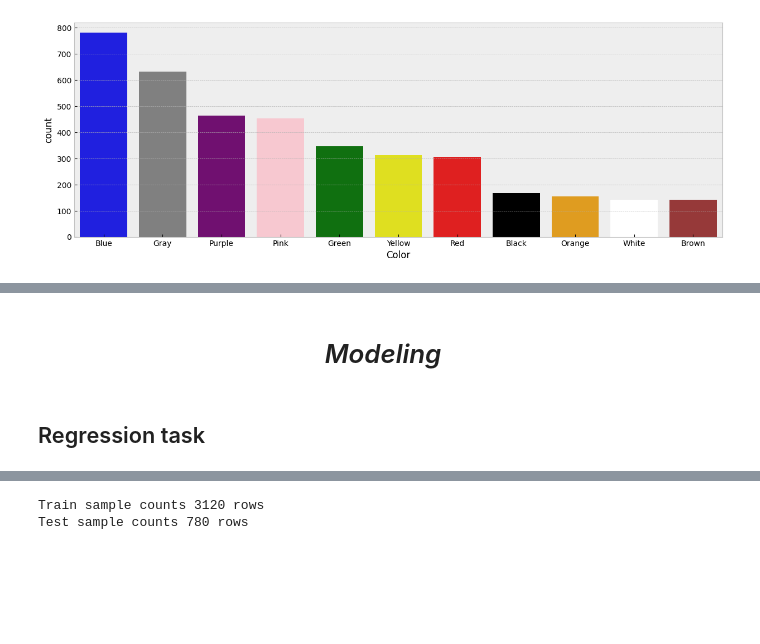
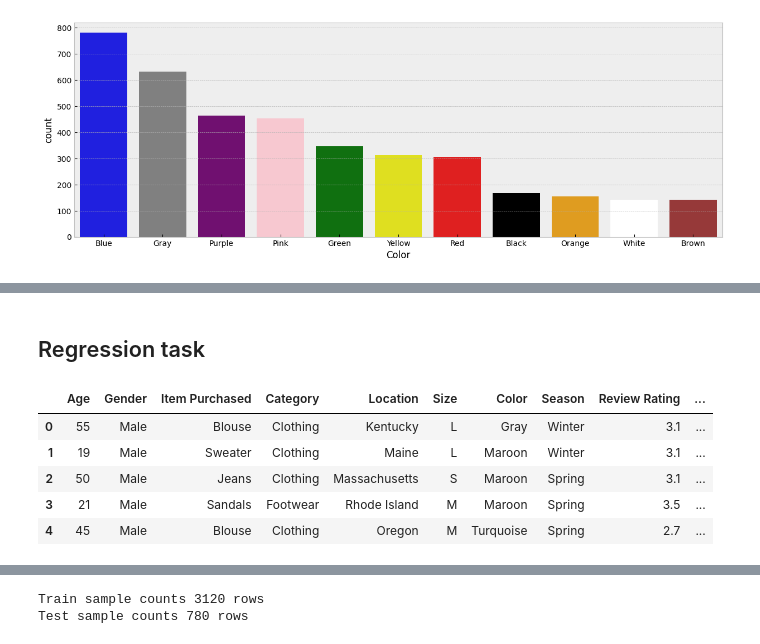
Before and after one commit to georgekovin/Consumer-Behavior-and-Shopping-Habits-Research, a Jupyter notebook: research.ipynb, the cells around one changed output, grey strips where cells are left out. Cells and saved outputs as stored; diff of their text form; code cells hidden in the pictures; blank space fills up the shorter version.

```diff
--- a/research.ipynb
+++ b/research.ipynb
@@ -475,22 +444,16 @@ plt.show()
-# %% [markdown]
-# <center> *Modeling*
 # %%
-def X_y_split(target, scale=True, data=data):
-    if scale:
-        scaler = pp.MinMaxScaler((1, 2))
-        data_scaled = scaler.fit_transform(data)
-
-        data = pd.DataFrame(data_scaled,
-                            columns=data.columns)
-
+def X_y_split(target, data=data):
     X = data.drop(target, axis=1)
     y = data[target]
 
+    return X, y
+
+
+def trains_tests_split(X, y):
     X_train, X_test, y_train, y_test = \
         ms.train_test_split(X, y,
                             random_state=RS,
-                            test_size=0.2,
-                            stratify=y)
+                            test_size=0.2)
 
     print(f'Train sample counts {X_train.shape[0]} rows')
     print(f'Test sample counts {X_test.shape[0]} rows')
@@ -498,3 +461,14 @@ def X_y_split(target, scale=True, data=data):
     return X_train, X_test, y_train, y_test
 # %% [markdown]
 ## Regression task
+# %%
+X, y = X_y_split('Purchase Amount (USD)')
+
+X.head()
+# %% [output]
+|  | Age | Gender | Item Purchased | Category | Location | Size | Color | Season | Review Rating | ... |
+| 0 | 55 | Male | Blouse | Clothing | Kentucky | L | Gray | Winter | 3.1 | ... |
+| 1 | 19 | Male | Sweater | Clothing | Maine | L | Maroon | Winter | 3.1 | ... |
+| 2 | 50 | Male | Jeans | Clothing | Massachusetts | S | Maroon | Spring | 3.1 | ... |
+| 3 | 21 | Male | Sandals | Footwear | Rhode Island | M | Maroon | Spring | 3.5 | ... |
+| 4 | 45 | Male | Blouse | Clothing | Oregon | M | Turquoise | Spring | 2.7 | ... |
```
Also changed, not shown: parts of 28 cells of this notebook, 2 other files.
